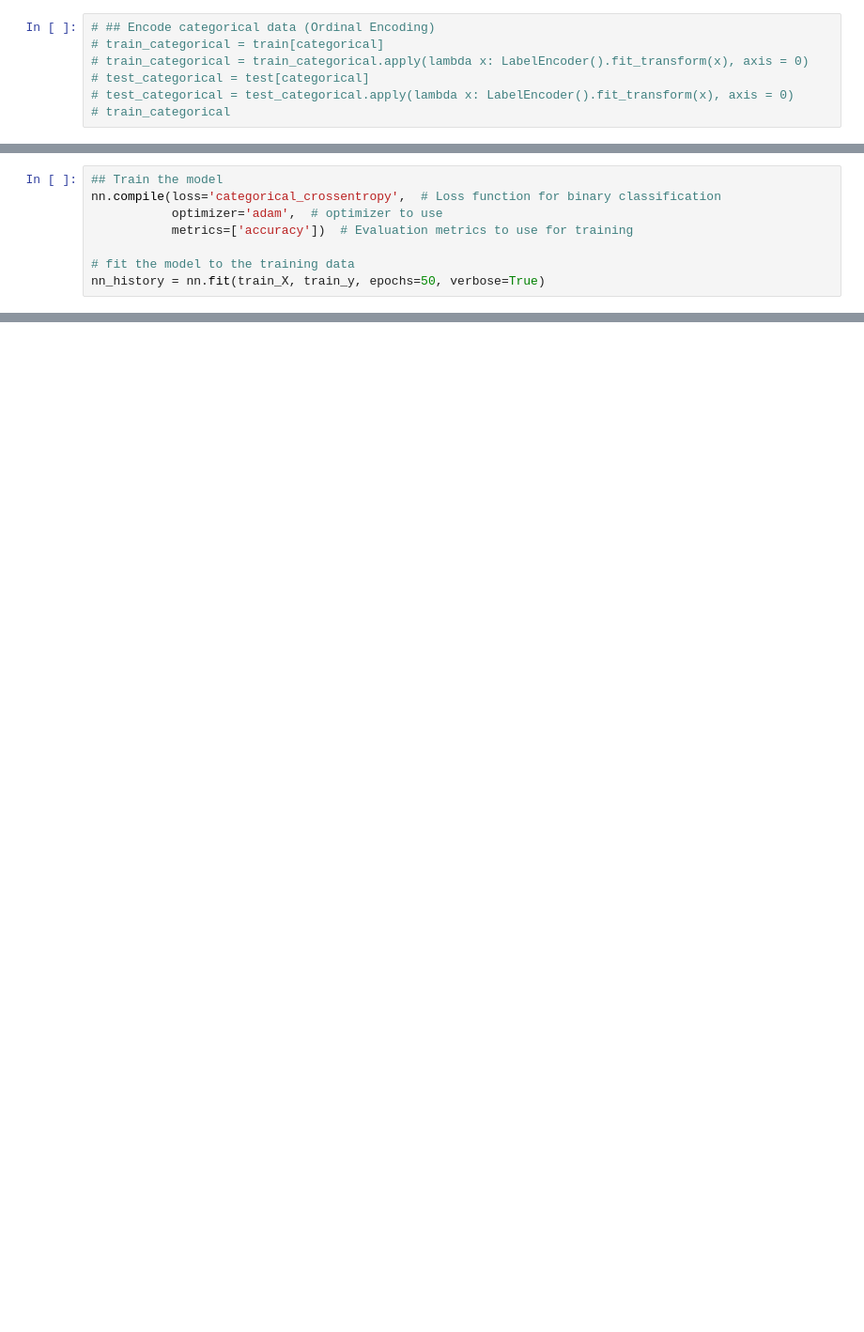
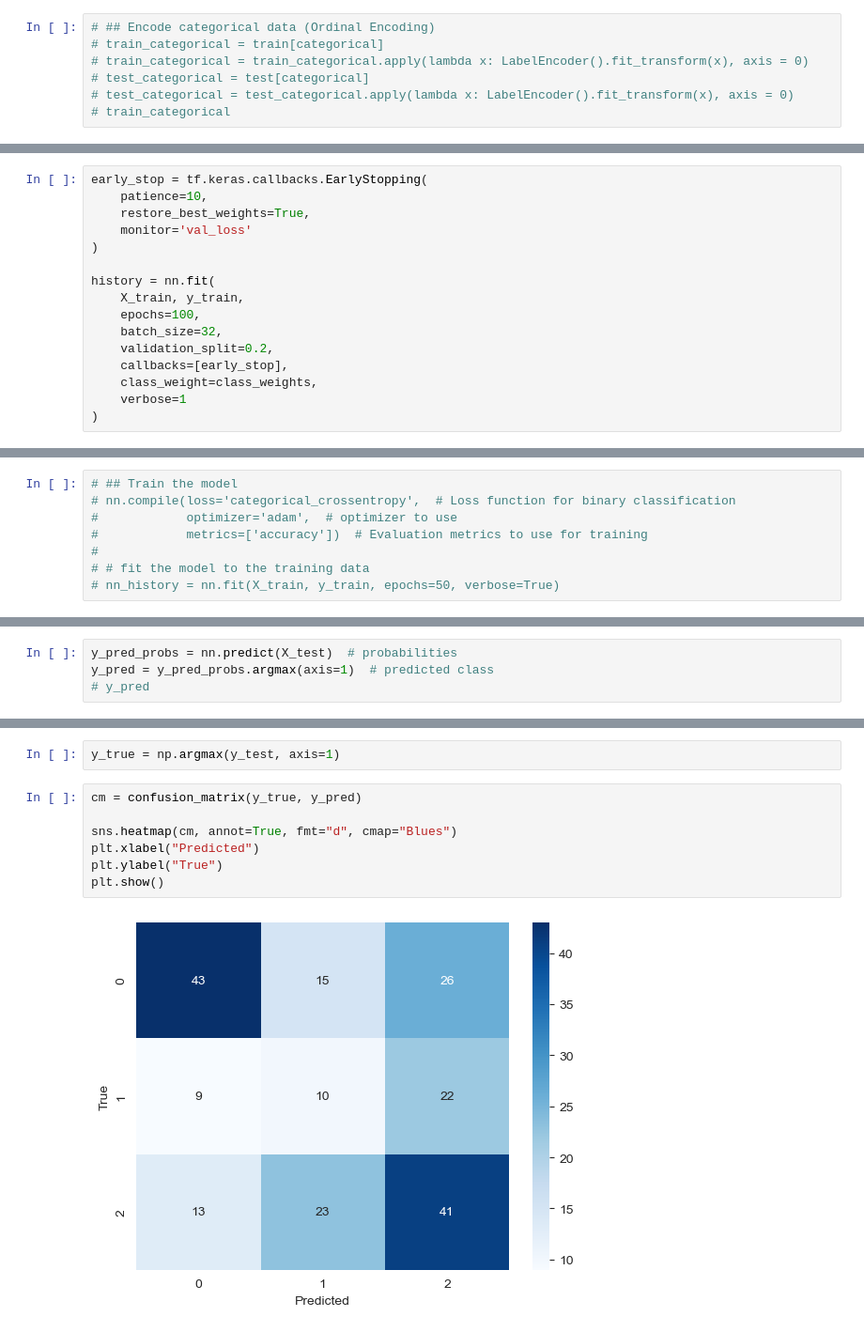
Before and after one commit to Bhavya-Budhia/TruckParking, a Jupyter notebook: Parking_Availability_NN.ipynb, the cells around one changed output, grey strips where cells are left out. Shown at 94% size. Drawn from its saved outputs; the diff is of its cells as text; blank space fills up the shorter version.

```diff
--- a/Parking_Availability_NN.ipynb
+++ b/Parking_Availability_NN.ipynb
@@ -87,0 +179,16 @@ nn = tf.keras.Sequential([
+# %%
+early_stop = tf.keras.callbacks.EarlyStopping(
+    patience=10,
+    restore_best_weights=True,
+    monitor='val_loss'
+)
+
+history = nn.fit(
+    X_train, y_train,
+    epochs=100,
+    batch_size=32,
+    validation_split=0.2,
+    callbacks=[early_stop],
+    class_weight=class_weights,
+    verbose=1
+)
@@ -88,10 +213,10 @@ nn = tf.keras.Sequential([
 # %%
-## Train the model
-nn.compile(loss='categorical_crossentropy',  # Loss function for binary classification
-           optimizer='adam',  # optimizer to use
-           metrics=['accuracy'])  # Evaluation metrics to use for training
-
-# fit the model to the training data
-nn_history = nn.fit(train_X, train_y, epochs=50, verbose=True)
+# ## Train the model
+# nn.compile(loss='categorical_crossentropy',  # Loss function for binary classification
+#            optimizer='adam',  # optimizer to use
+#            metrics=['accuracy'])  # Evaluation metrics to use for training
+#
+# # fit the model to the training data
+# nn_history = nn.fit(X_train, y_train, epochs=50, verbose=True)
 # %%
 ## Evaluate the model
@@ -115,0 +237,4 @@ print(classification_report(test_y, predicted_classes))
+# %%
+y_pred_probs = nn.predict(X_test)  # probabilities
+y_pred = y_pred_probs.argmax(axis=1)  # predicted class
+# y_pred
@@ -115,0 +244,11 @@ print(classification_report(test_y, predicted_classes))
+# %%
+y_true = np.argmax(y_test, axis=1)
+# %%
+cm = confusion_matrix(y_true, y_pred)
+
+sns.heatmap(cm, annot=True, fmt="d", cmap="Blues")
+plt.xlabel("Predicted")
+plt.ylabel("True")
+plt.show()
+# %% [output]
+[figure, added]
```
Also changed, not shown: parts of 27 cells of this notebook.
